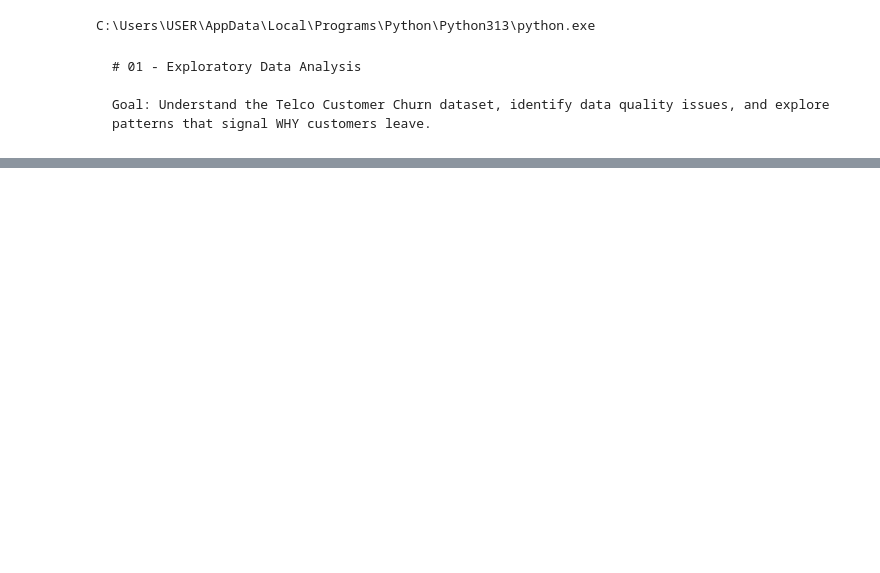
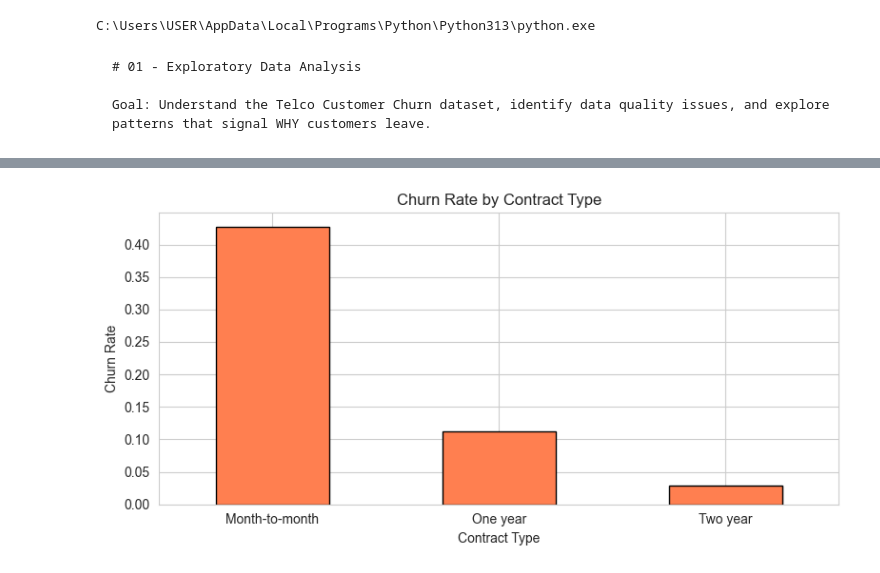
Before and after one commit to Hassan47-pro/Churn-prediction, a Jupyter notebook: notebooks/01_eda.ipynb, the cells around one changed output, grey strips where cells are left out. Drawn from its saved outputs; the diff is of its cells as text; code cells hidden in the pictures; blank space fills up the shorter version.

```diff
--- a/notebooks/01_eda.ipynb
+++ b/notebooks/01_eda.ipynb
@@ -29,0 +89,5 @@ pd.read_csv("data/raw/WA_Fn-UseC_-Telco-Customer-Churn.csv")
+# %%
+
+# Churn rate by contract type - month-to-month vs locked-in contracts
+contract_churn = df.groupby("Contract")["Churn"].value_counts(normalize=True).unstack()
+contract_churn.head()
@@ -29,0 +100,10 @@ pd.read_csv("data/raw/WA_Fn-UseC_-Telco-Customer-Churn.csv")
+# %%
+contract_churn["Yes"].plot(kind="bar", figsize=(8, 4), color="coral", edgecolor="black")
+plt.title("Churn Rate by Contract Type")
+plt.ylabel("Churn Rate")
+plt.xlabel("Contract Type")
+plt.xticks(rotation=0)
+plt.tight_layout()
+plt.show()
+# %% [output]
+[figure, added]
```
Also changed, not shown: parts of 12 cells of this notebook, 9 other files.
